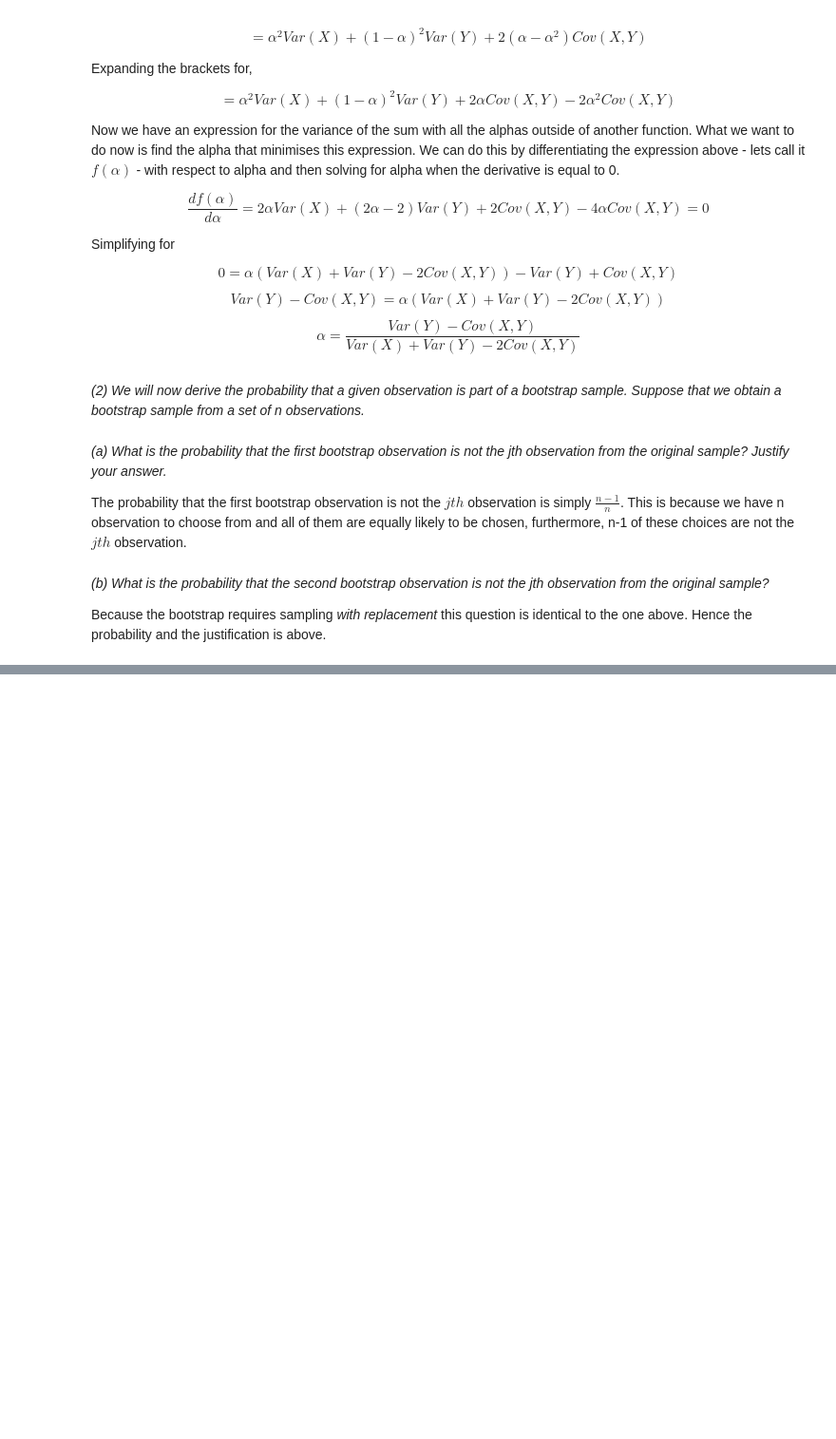
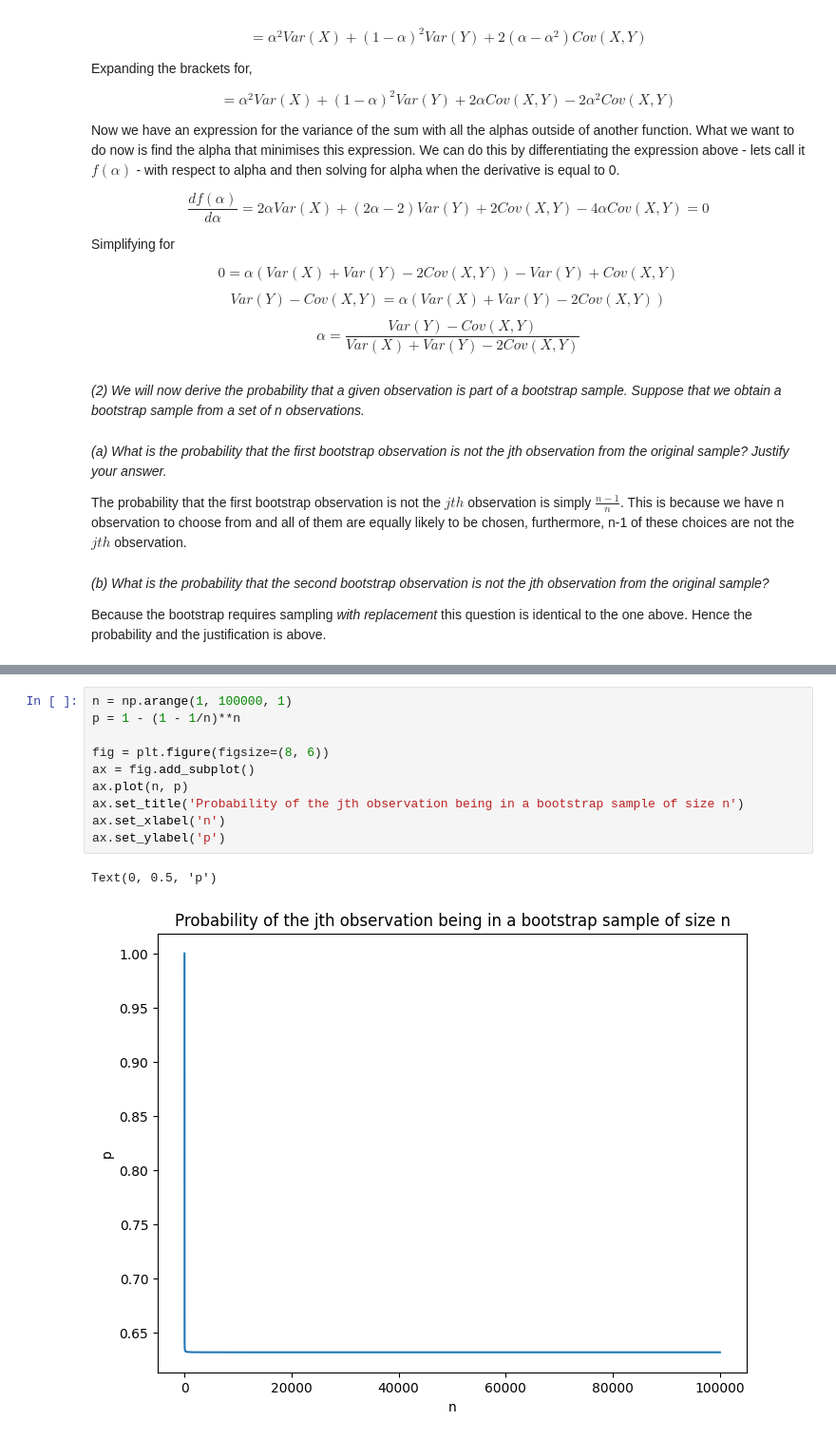
Before and after one commit to cainemerrick98/statistical_learning_problems, a Jupyter notebook: 4 resampling methods/conceptual.ipynb, the cells around one changed output, grey strips where cells are left out. Shown at 95% size. Cells and saved outputs as stored; diff of their text form; blank space fills up the shorter version.

```diff
--- a/4 resampling methods/conceptual.ipynb
+++ b/4 resampling methods/conceptual.ipynb
@@ -54,0 +93,13 @@ Because the bootstrap requires sampling *with replacement* this question is iden
+# %%
+n = np.arange(1, 100000, 1)
+p = 1 - (1 - 1/n)**n
+
+fig = plt.figure(figsize=(8, 6))
+ax = fig.add_subplot()
+ax.plot(n, p)
+ax.set_title('Probability of the jth observation being in a bootstrap sample of size n')
+ax.set_xlabel('n')
+ax.set_ylabel('p')
+# %% [output]
+Text(0, 0.5, 'p')
+[figure, added]
```
Also changed, not shown: parts of 16 cells of this notebook, 1 other file.
